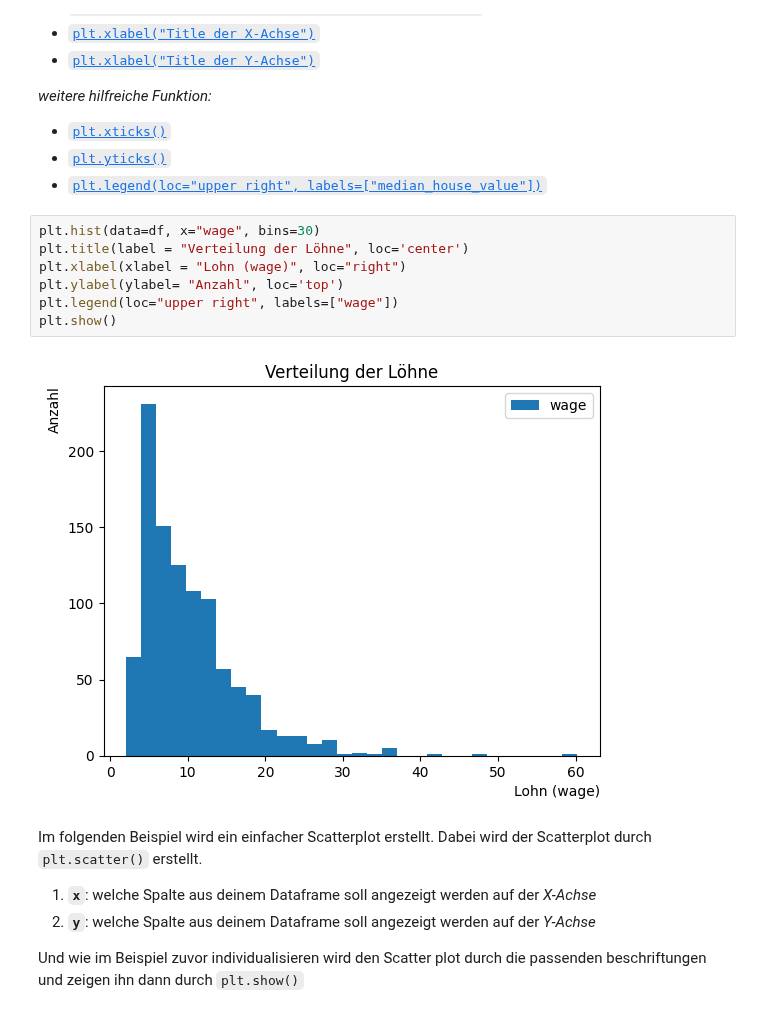
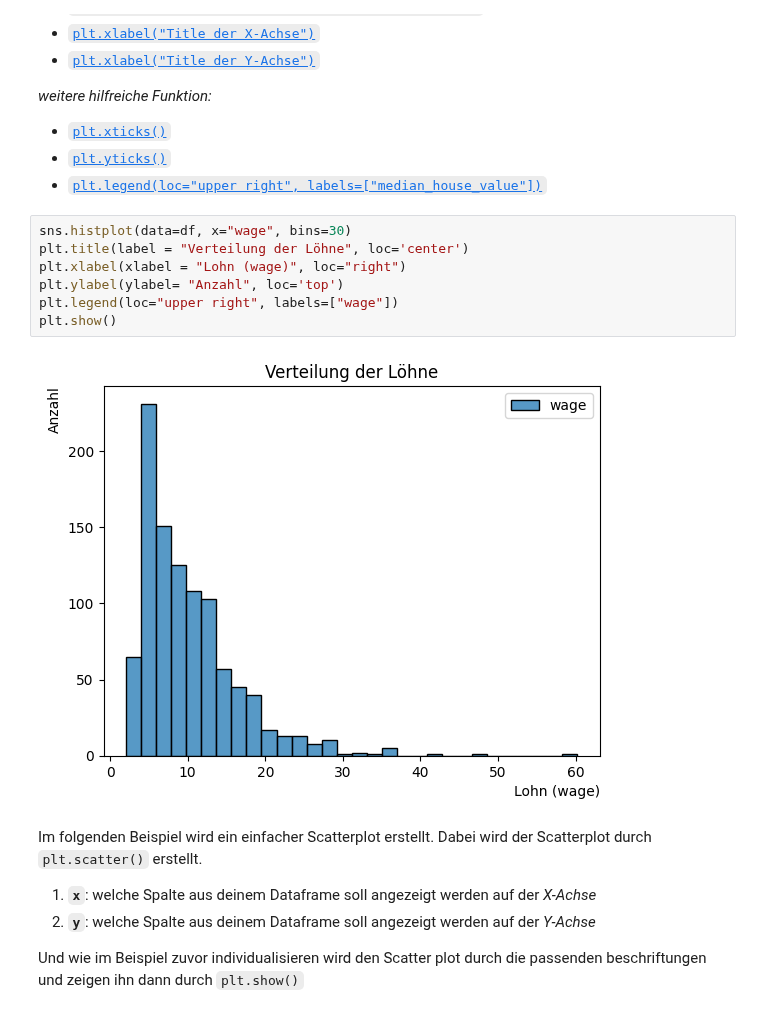
Before and after one commit to RiccardoDAndrea/Python-Crashkurs, a Jupyter notebook: Leitaden.ipynb, the cells around one changed output. Saved outputs shown, nothing was run; the diff lists cells and outputs as text.

```diff
--- a/Leitaden.ipynb
+++ b/Leitaden.ipynb
@@ -869,14 +843,14 @@ Dabei können folgende Funktion verwendet:
 - [`plt.yticks()`](https://matplotlib.org/stable/api/_as_gen/matplotlib.pyplot.yticks.html)
 - [`plt.legend(loc="upper right", labels=["median_house_value"])`](https://matplotlib.org/stable/api/_as_gen/matplotlib.pyplot.legend.html)
 # %%
-plt.hist(data=df, x="wage", bins=30)
+sns.histplot(data=df, x="wage", bins=30)
 plt.title(label = "Verteilung der Löhne", loc='center')
 plt.xlabel(xlabel = "Lohn (wage)", loc="right")
 plt.ylabel(ylabel= "Anzahl", loc='top')
 plt.legend(loc="upper right", labels=["wage"])
 plt.show()
 # %% [output]
-[figure, old version]
+[figure, new version]
 # %% [markdown]
 Im folgenden Beispiel wird ein einfacher Scatterplot erstellt.
 Dabei wird der Scatterplot durch `plt.scatter()` erstellt.
```
Also changed, not shown: parts of 5 cells of this notebook, 1 other file.
